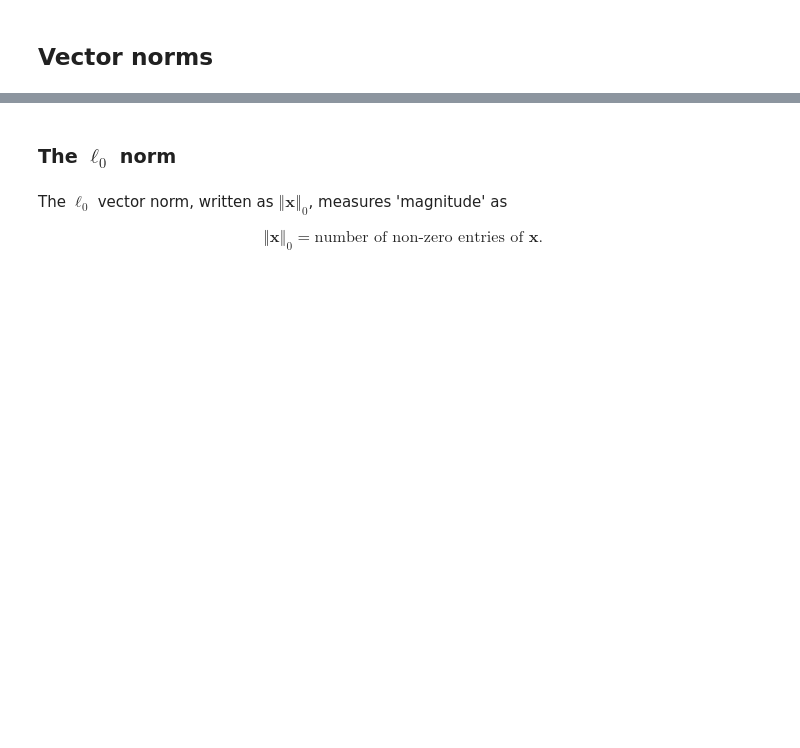
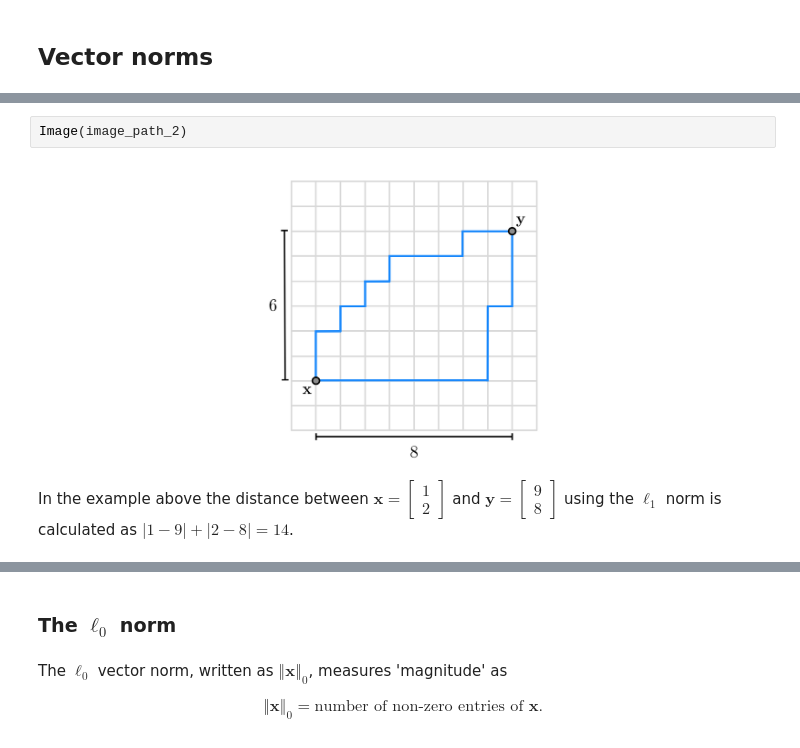
Before and after one commit to neonwatty/machine_learning_refined, a Jupyter notebook: notes/16_Linear_algebra/16_5_Norms.ipynb, the cells around one changed output, grey strips where cells are left out. Saved outputs shown, nothing was run; the diff lists cells and outputs as text; blank space fills up the shorter version.

```diff
--- a/notes/16_Linear_algebra/16_5_Norms.ipynb
+++ b/notes/16_Linear_algebra/16_5_Norms.ipynb
@@ -52,3 +80,15 @@ In the example above the distance between $\mathbf{x}=\left[\begin{array}{c}
+# %%
+Image(image_path_2)
+# %% [output]
+[figure, added]
+# %% [markdown]
+In the example above the distance between $\mathbf{x}=\left[\begin{array}{c}
+1\\
+2
+\end{array}\right]$ and $\mathbf{y}=\left[\begin{array}{c}
+9\\
+8
+\end{array}\right]$ using the $\ell_{1}$ norm is calculated as $\left|1-9\right|+\left|2-8\right|=14$.
 # %% [markdown]
 ### The $\ell_{\infty}$ norm
 
```
Also changed, not shown: parts of 12 cells of this notebook, 4 other files.
